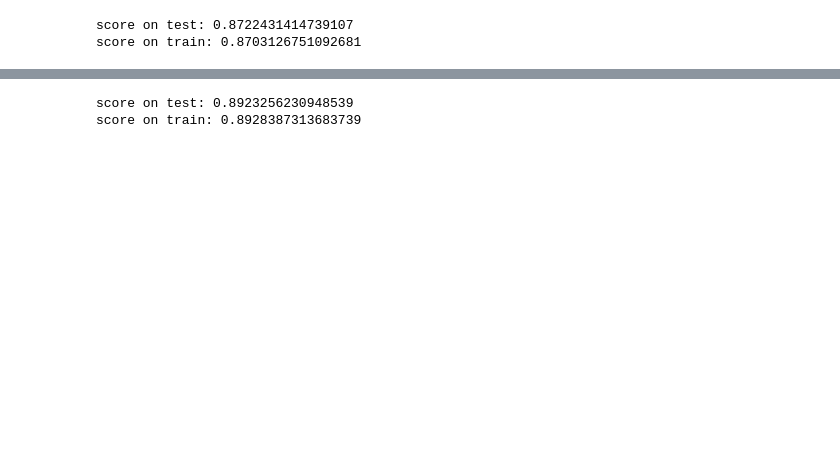
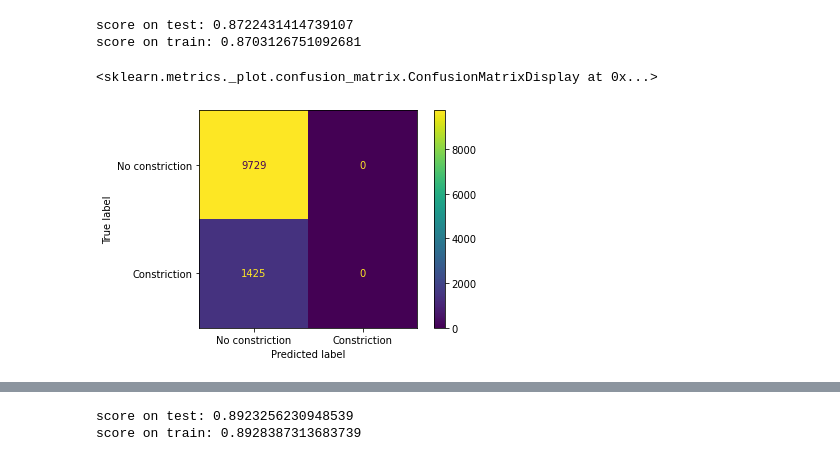
Before and after one commit to Msdot001/Predicting-width-constrictions-during-hot-rolling, a Jupyter notebook: model.ipynb, the cells around one changed output, grey strips where cells are left out. Saved outputs shown, nothing was run; the diff lists cells and outputs as text; code cells hidden in the pictures; blank space fills up the shorter version.

```diff
--- a/model.ipynb
+++ b/model.ipynb
@@ -121,12 +203,20 @@ score on train: 0.9133699428443348
 from sklearn.svm import LinearSVC
 
 svm=LinearSVC(C=0.0001)
-svm.fit(X_train, y_train)
+model_svm= svm.fit(X_train, y_train)
 print("score on test: " + str(svm.score(X_test, y_test)))
 print("score on train: "+ str(svm.score(X_train, y_train)))
 
+
+pred_svm =model_svm.predict(X_test)
+
 #score on test: 0.8722431414739107
 #score on train: 0.8703126751092681
 # %% [output]
 score on test: 0.8722431414739107
 score on train: 0.8703126751092681
+# %%
+metrics.plot_confusion_matrix(model_svm, X_test, y_test, display_labels=['No constriction', 'Constriction'])
+# %% [output]
+<sklearn.metrics._plot.confusion_matrix.ConfusionMatrixDisplay at 0x...>
+[figure, added]
```
Also changed, not shown: parts of 25 cells of this notebook.
